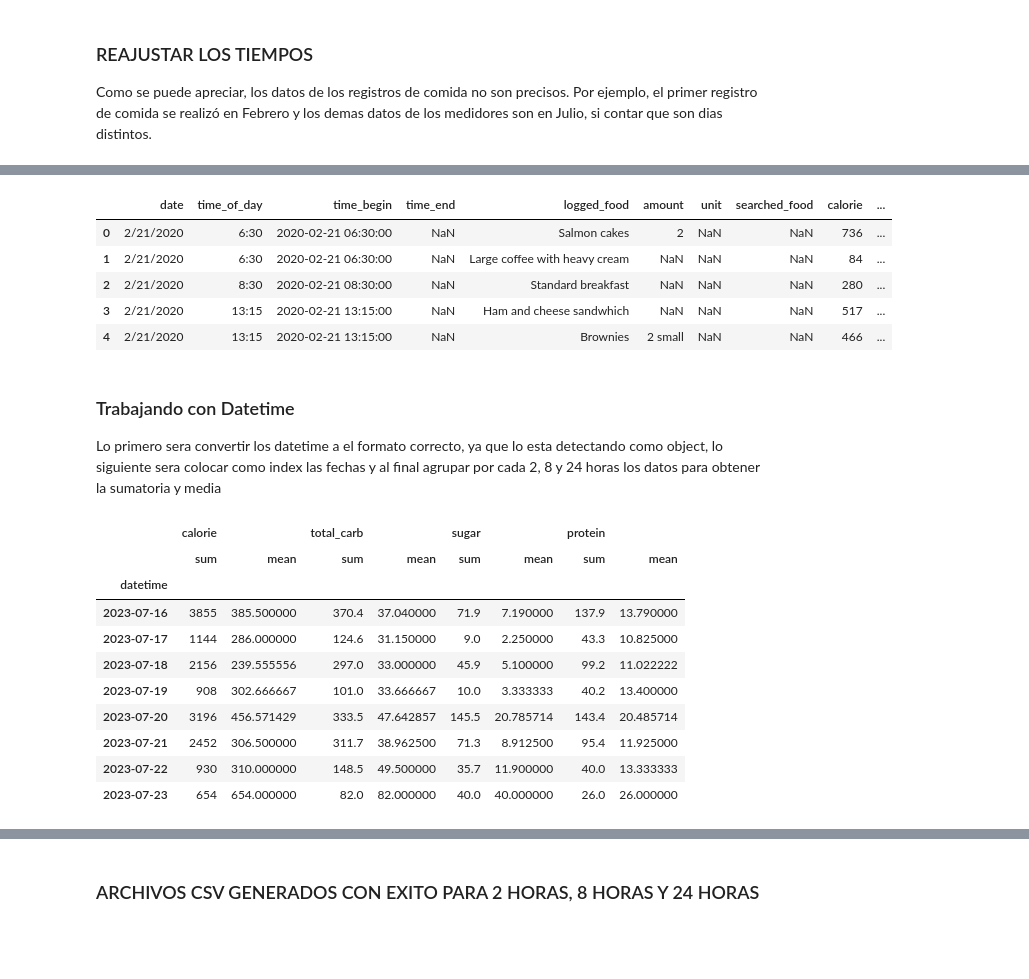
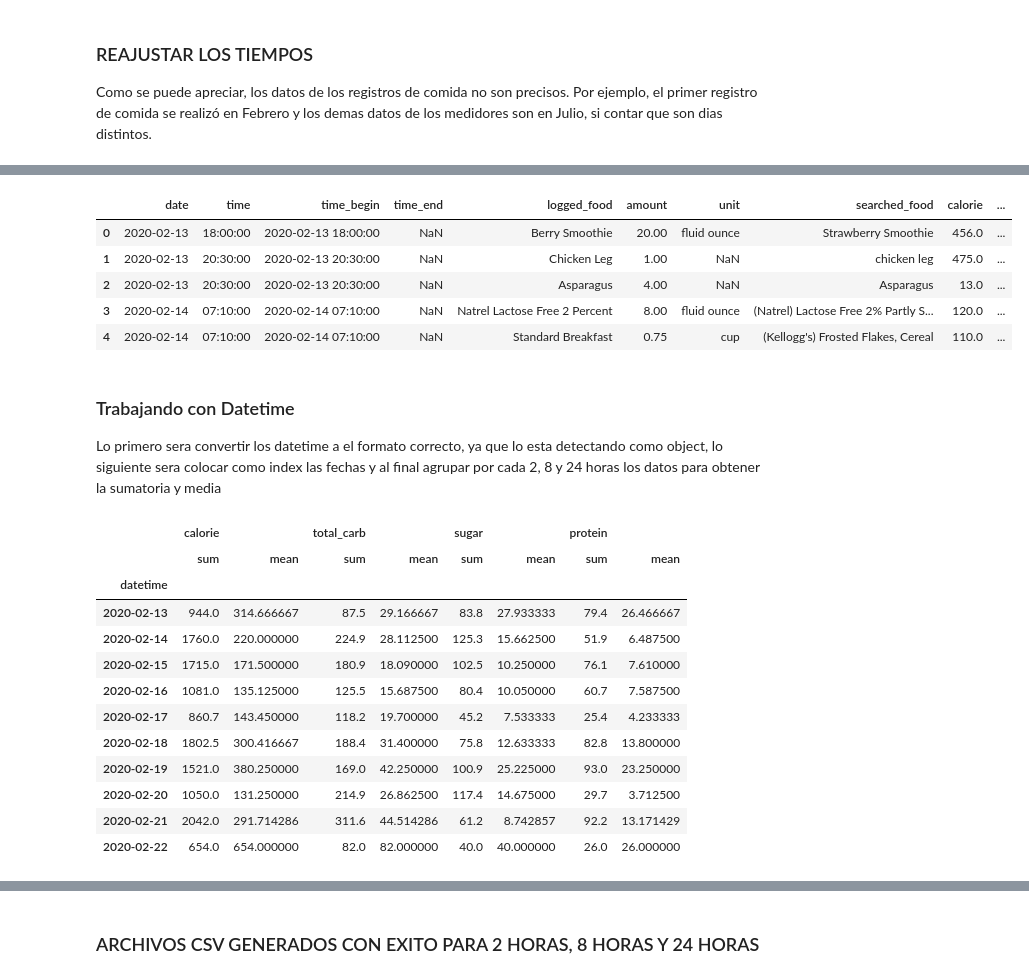
Before and after one commit to Alpha004/PreTesisMasterRepo, a Jupyter notebook: Food/Food_analyzier.ipynb, the cells around one changed output, grey strips where cells are left out. Drawn from its saved outputs; the diff is of its cells as text; code cells hidden in the pictures; blank space fills up the shorter version.

```diff
--- a/Food/Food_analyzier.ipynb
+++ b/Food/Food_analyzier.ipynb
@@ -12,7 +12,7 @@ INTERVALO_2H = '2h'
 INTERVALO_8H = '8h'
 INTERVALO_24H = '24h'
 # %%
-PACIENTE = '016'
+PACIENTE = '001'
 PATH_FOLDER = 'G:\\Dataset\\big-ideas-lab-glycemic-variability-and-wearable-device-data-1.1.2\\'+PACIENTE+'\\'
 # %%
 # Leyendo el CSV
@@ -93,0 +73,15 @@ food_values.head()
+# %%
+flag_wrong_date = False
+if(PACIENTE == '016' or PACIENTE == '015'):
+    food_values['datetime'] = food_values['time_begin'].apply(lambda x: x.replace(month=7))
+    flag_wrong_date = True
+elif (PACIENTE == '007'):
+    food_values['datetime'] = food_values['time_begin'].apply(lambda x: x.replace(month=3))
+    flag_wrong_date = True
+elif (PACIENTE == '013'):
+    food_values['datetime'] = food_values['time_begin'].apply(lambda x: x.replace(month=5))
+    flag_wrong_date = True
+else:
+    food_values['datetime'] = food_values['time_begin']
+
+food_values.head()
@@ -94,26 +95,36 @@ food_values.head()
 # %%
-# Fecha inicial
-fecha_inicial = pd.Timestamp('2023-07-16')
-# Actualizar las fechas de forma correlativa
-# Obtener las fechas únicas y asignar nuevas fechas correlativas
-fechas_unicas = food_values['datetime'].dt.date.unique()
-nuevas_fechas = [fecha_inicial + pd.Timedelta(days=i) for i in range(len(fechas_unicas))]
+if(flag_wrong_date):
+    # Fecha inicial
+    match PACIENTE:
+        case '016':
+            fecha_inicial = pd.Timestamp('2020-07-16')
+        case '015':
+            fecha_inicial = pd.Timestamp('2020-07-19')
+        case '013':
+            fecha_inicial = pd.Timestamp('2020-05-28')
+        case '007':
+            fecha_inicial = pd.Timestamp('2020-03-14')
 
-# Crear un diccionario para mapear las fechas originales a las nuevas
-mapeo_fechas = dict(zip(fechas_unicas, nuevas_fechas))
+    # Actualizar las fechas de forma correlativa
+    # Obtener las fechas únicas y asignar nuevas fechas correlativas
+    fechas_unicas = food_values['datetime'].dt.date.unique()
+    nuevas_fechas = [fecha_inicial + pd.Timedelta(days=i) for i in range(len(fechas_unicas))]
 
-# Asignar la nueva fecha usando el mapeo
-food_values['nueva_fecha'] = food_values['datetime'].dt.date.map(mapeo_fechas)
+    # Crear un diccionario para mapear las fechas originales a las nuevas
+    mapeo_fechas = dict(zip(fechas_unicas, nuevas_fechas))
 
-food_values['datetime'] =  pd.to_datetime(food_values['nueva_fecha']) + food_values['datetime'].dt.time.apply(lambda x: pd.Timedelta(hours=x.hour, minutes=x.minute, seconds=x.second))
+    # Asignar la nueva fecha usando el mapeo
+    food_values['nueva_fecha'] = food_values['datetime'].dt.date.map(mapeo_fechas)
+
+    food_values['datetime'] =  pd.to_datetime(food_values['nueva_fecha']) + food_values['datetime'].dt.time.apply(lambda x: pd.Timedelta(hours=x.hour, minutes=x.minute, seconds=x.second))
 food_values.head()
 # %% [output]
-|  | date | time_of_day | time_begin | time_end | logged_food | amount | unit | searched_food | calorie | ... |
-| 0 | 2/21/2020 | 6:30 | 2020-02-21 06:30:00 | NaN | Salmon cakes | 2 | NaN | NaN | 736 | ... |
-| 1 | 2/21/2020 | 6:30 | 2020-02-21 06:30:00 | NaN | Large coffee with heavy cream | NaN | NaN | NaN | 84 | ... |
-| 2 | 2/21/2020 | 8:30 | 2020-02-21 08:30:00 | NaN | Standard breakfast | NaN | NaN | NaN | 280 | ... |
-| 3 | 2/21/2020 | 13:15 | 2020-02-21 13:15:00 | NaN | Ham and cheese sandwhich | NaN | NaN | NaN | 517 | ... |
-| 4 | 2/21/2020 | 13:15 | 2020-02-21 13:15:00 | NaN | Brownies | 2 small | NaN | NaN | 466 | ... |
+|  | date | time | time_begin | time_end | logged_food | amount | unit | searched_food | calorie | ... |
+| 0 | 2020-02-13 | 18:00:00 | 2020-02-13 18:00:00 | NaN | Berry Smoothie | 20.00 | fluid ounce | Strawberry Smoothie | 456.0 | ... |
+| 1 | 2020-02-13 | 20:30:00 | 2020-02-13 20:30:00 | NaN | Chicken Leg | 1.00 | NaN | chicken leg | 475.0 | ... |
+| 2 | 2020-02-13 | 20:30:00 | 2020-02-13 20:30:00 | NaN | Asparagus | 4.00 | NaN | Asparagus | 13.0 | ... |
+| 3 | 2020-02-14 | 07:10:00 | 2020-02-14 07:10:00 | NaN | Natrel Lactose Free 2 Percent | 8.00 | fluid ounce | (Natrel) Lactose Free 2% Partly S... | 120.0 | ... |
+| 4 | 2020-02-14 | 07:10:00 | 2020-02-14 07:10:00 | NaN | Standard Breakfast | 0.75 | cup | (Kellogg's) Frosted Flakes, Cereal | 110.0 | ... |
 # %% [markdown]
 ### Trabajando con Datetime
 Lo primero sera convertir los datetime a el formato correcto, ya que lo esta detectando como object, lo siguiente sera colocar como index las fechas y al final agrupar por cada 2, 8 y 24 horas los datos para obtener la sumatoria y media
@@ -151,14 +162,16 @@ df_procesado_24h
 |  | calorie |  | total_carb |  | sugar |  | protein |  |
 |  | sum | mean | sum | mean | sum | mean | sum | mean |
 | datetime |  |  |  |  |  |  |  |  |
-| 2023-07-16 | 3855 | 385.500000 | 370.4 | 37.040000 | 71.9 | 7.190000 | 137.9 | 13.790000 |
-| 2023-07-17 | 1144 | 286.000000 | 124.6 | 31.150000 | 9.0 | 2.250000 | 43.3 | 10.825000 |
-| 2023-07-18 | 2156 | 239.555556 | 297.0 | 33.000000 | 45.9 | 5.100000 | 99.2 | 11.022222 |
-| 2023-07-19 | 908 | 302.666667 | 101.0 | 33.666667 | 10.0 | 3.333333 | 40.2 | 13.400000 |
-| 2023-07-20 | 3196 | 456.571429 | 333.5 | 47.642857 | 145.5 | 20.785714 | 143.4 | 20.485714 |
-| 2023-07-21 | 2452 | 306.500000 | 311.7 | 38.962500 | 71.3 | 8.912500 | 95.4 | 11.925000 |
-| 2023-07-22 | 930 | 310.000000 | 148.5 | 49.500000 | 35.7 | 11.900000 | 40.0 | 13.333333 |
-| 2023-07-23 | 654 | 654.000000 | 82.0 | 82.000000 | 40.0 | 40.000000 | 26.0 | 26.000000 |
+| 2020-02-13 | 944.0 | 314.666667 | 87.5 | 29.166667 | 83.8 | 27.933333 | 79.4 | 26.466667 |
+| 2020-02-14 | 1760.0 | 220.000000 | 224.9 | 28.112500 | 125.3 | 15.662500 | 51.9 | 6.487500 |
+| 2020-02-15 | 1715.0 | 171.500000 | 180.9 | 18.090000 | 102.5 | 10.250000 | 76.1 | 7.610000 |
+| 2020-02-16 | 1081.0 | 135.125000 | 125.5 | 15.687500 | 80.4 | 10.050000 | 60.7 | 7.587500 |
+| 2020-02-17 | 860.7 | 143.450000 | 118.2 | 19.700000 | 45.2 | 7.533333 | 25.4 | 4.233333 |
+| 2020-02-18 | 1802.5 | 300.416667 | 188.4 | 31.400000 | 75.8 | 12.633333 | 82.8 | 13.800000 |
+| 2020-02-19 | 1521.0 | 380.250000 | 169.0 | 42.250000 | 100.9 | 25.225000 | 93.0 | 23.250000 |
+| 2020-02-20 | 1050.0 | 131.250000 | 214.9 | 26.862500 | 117.4 | 14.675000 | 29.7 | 3.712500 |
+| 2020-02-21 | 2042.0 | 291.714286 | 311.6 | 44.514286 | 61.2 | 8.742857 | 92.2 | 13.171429 |
+| 2020-02-22 | 654.0 | 654.000000 | 82.0 | 82.000000 | 40.0 | 40.000000 | 26.0 | 26.000000 |
 # %%
 
 
```
Also changed, not shown: parts of 9 cells of this notebook, 1 other file.
